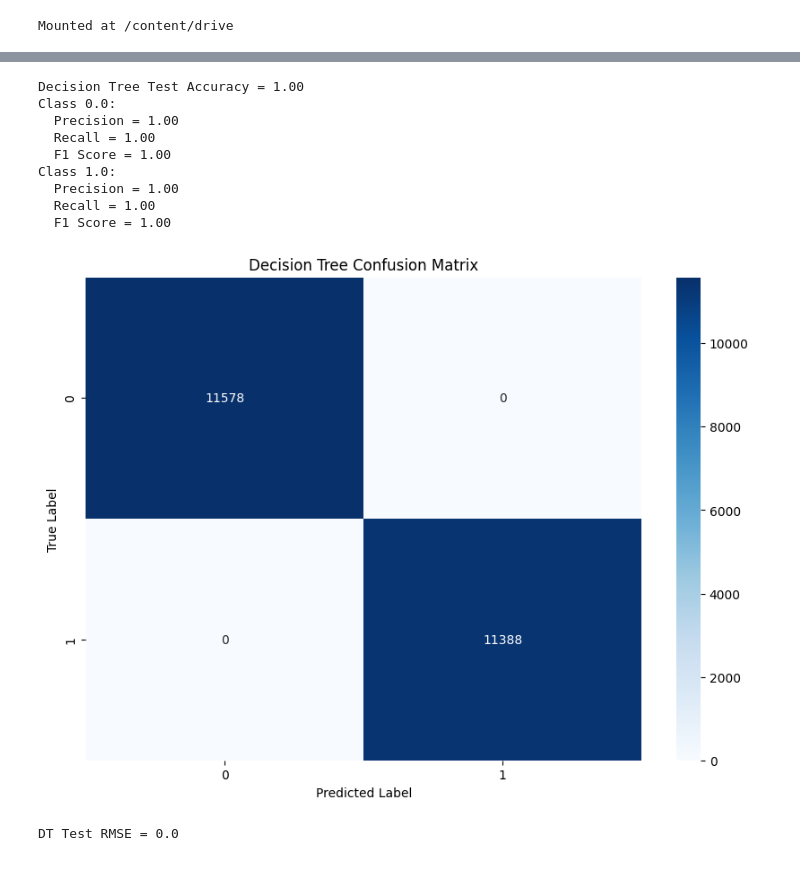
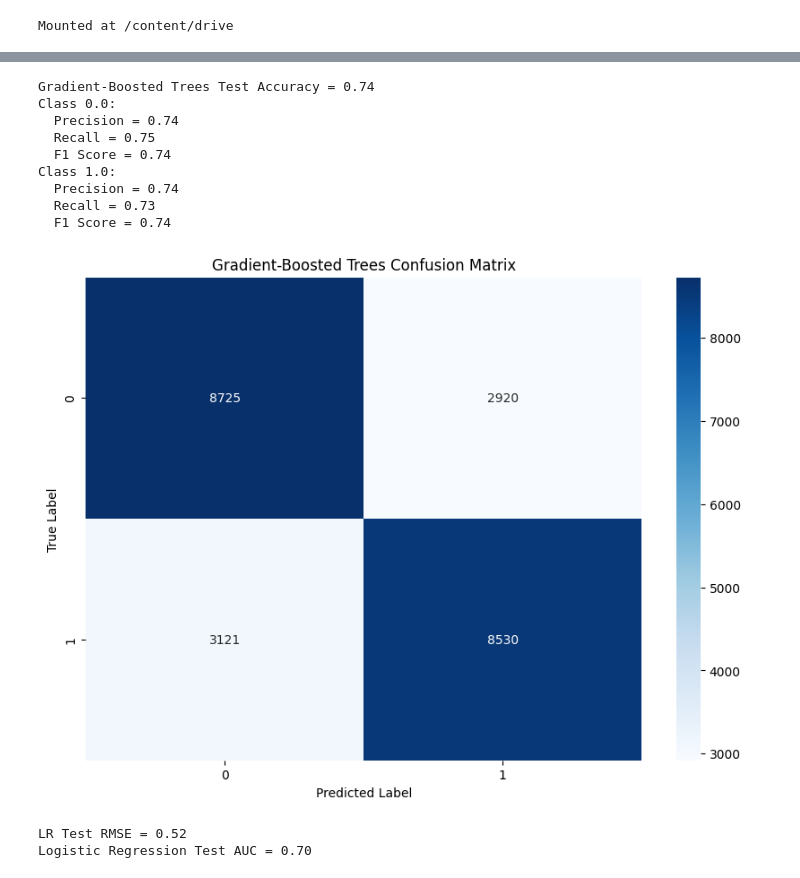
Before and after one commit to nuno5645/processamento_big_data, a Jupyter notebook: feature_eng_models.ipynb, the cells around one changed output, grey strips where cells are left out. Drawn from its saved outputs; the diff is of its cells as text; code cells hidden in the pictures.

```diff
--- a/feature_eng_models.ipynb
+++ b/feature_eng_models.ipynb
@@ -250,65 +396,68 @@ SVM Test RMSE = 0.0
 # %%
-from pyspark.ml.classification import DecisionTreeClassifier
-
-
-# Define the Decision Tree model
-dt = DecisionTreeClassifier(labelCol="class", featuresCol="scaledFeatures")
+# Define the Gradient-Boosted Trees model
+gbt_model = GBTClassifier(labelCol="class", featuresCol="features")
 
 # Define the pipeline
-pipeline = Pipeline(stages=[dt])
+gbt_pipeline = Pipeline(stages=[gbt_model])
 
 # Train the model using the training data
-trained_model = pipeline.fit(train_df)
+gbt_trained_model = gbt_pipeline.fit(train_df)
 
 # Make predictions on the testing data
-predictions = trained_model.transform(test_df)
+gbt_predictions = gbt_trained_model.transform(test_df)
 
 # Calculate accuracy
-evaluator = MulticlassClassificationEvaluator(labelCol="class", predictionCol="prediction", metricName="accuracy")
-accuracy = evaluator.evaluate(predictions)
-print(f"Decision Tree Test Accuracy = {accuracy:.2f}")
+gbt_evaluator = MulticlassClassificationEvaluator(labelCol="class", predictionCol="prediction", metricName="accuracy")
+gbt_accuracy = gbt_evaluator.evaluate(gbt_predictions)
+print(f"Gradient-Boosted Trees Test Accuracy = {gbt_accuracy:.2f}")
 
 # Calculate other metrics
-predictionAndLabels = predictions.select("prediction", "class").rdd.map(lambda row: (row[0], row[1]))
-metrics = MulticlassMetrics(predictionAndLabels)
+gbt_predictionAndLabels = gbt_predictions.select("prediction", "class").rdd.map(lambda row: (row[0], row[1]))
+gbt_metrics = MulticlassMetrics(gbt_predictionAndLabels)
 
-labels = predictions.select("class").distinct().collect()
-labels = [row['class'] for row in labels]
+gbt_labels = gbt_predictions.select("class").distinct().collect()
+gbt_labels = [row['class'] for row in gbt_labels]
 
-for label in labels:
-    precision = metrics.precision(label)
-    recall = metrics.recall(label)
-    f1Score = metrics.fMeasure(label)
+for label in gbt_labels:
+    precision = gbt_metrics.precision(label)
+    recall = gbt_metrics.recall(label)
+    f1Score = gbt_metrics.fMeasure(label)
     print(f"Class {label}:")
     print(f"  Precision = {precision:.2f}")
     print(f"  Recall = {recall:.2f}")
     print(f"  F1 Score = {f1Score:.2f}")
 
 # Create confusion matrix
-confusion_matrix = metrics.confusionMatrix().toArray()
-confusion_matrix = confusion_matrix.astype(int)
+gbt_confusion_matrix = gbt_metrics.confusionMatrix().toArray()
+gbt_confusion_matrix = gbt_confusion_matrix.astype(int)
 
 # Plot confusion matrix
 plt.figure(figsize=(10, 7))
-sns.heatmap(confusion_matrix, annot=True, fmt="d", cmap="Blues")
+sns.heatmap(gbt_confusion_matrix, annot=True, fmt="d", cmap="Blues")
 plt.xlabel('Predicted Label')
 plt.ylabel('True Label')
-plt.title('Decision Tree Confusion Matrix')
+plt.title('Gradient-Boosted Trees Confusion Matrix')
 plt.show()
 
-
+# Calculate RMSE
 regression_evaluator = RegressionEvaluator(labelCol="class", predictionCol="prediction", metricName="rmse")
 rmse = regression_evaluator.evaluate(predictions)
-print(f"DT Test RMSE = {rmse}")
+print(f"LR Test RMSE = {rmse:.2f}")
+
+# Calculate AUC
+binary_evaluator = BinaryClassificationEvaluator(labelCol="class", rawPredictionCol="rawPrediction", metricName="areaUnderROC")
+auc = binary_evaluator.evaluate(predictions)
+print(f"Logistic Regression Test AUC = {auc:.2f}")
 # %% [output]
-Decision Tree Test Accuracy = 1.00
+Gradient-Boosted Trees Test Accuracy = 0.74
 Class 0.0:
-  Precision = 1.00
-  Recall = 1.00
-  F1 Score = 1.00
+  Precision = 0.74
+  Recall = 0.75
+  F1 Score = 0.74
 Class 1.0:
-  Precision = 1.00
-  Recall = 1.00
-  F1 Score = 1.00
+  Precision = 0.74
+  Recall = 0.73
+  F1 Score = 0.74
-[figure, old version]
+[figure, new version]
-DT Test RMSE = 0.0
+LR Test RMSE = 0.52
+Logistic Regression Test AUC = 0.70
```
Also changed, not shown: parts of 10 cells of this notebook.
